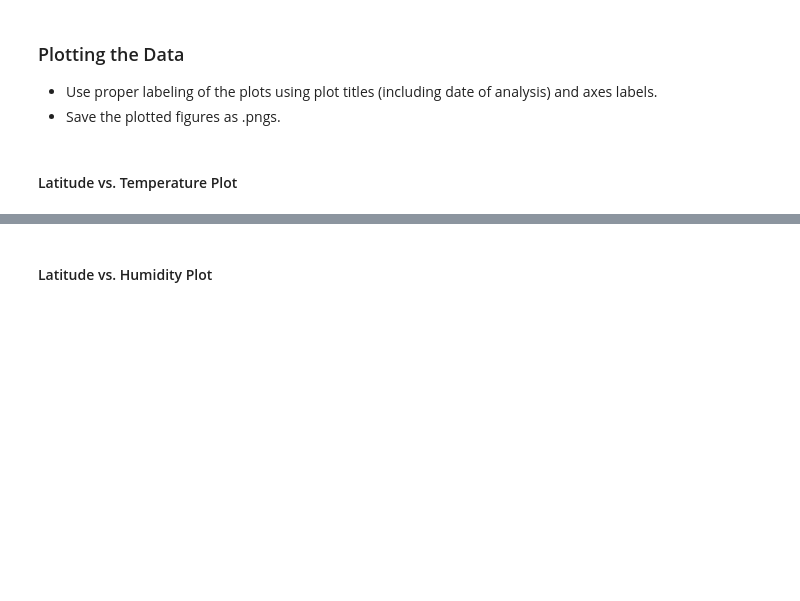
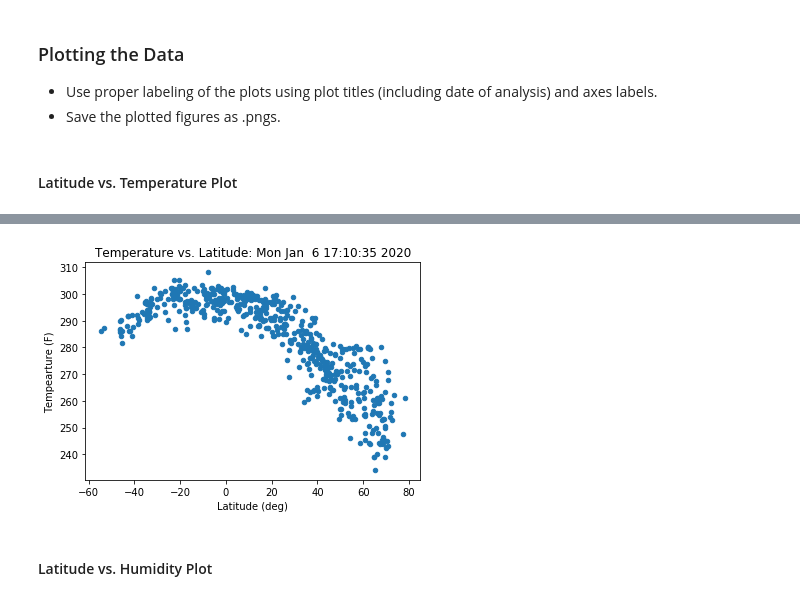
Before and after one commit to eanord4/python-api-challenge, a Jupyter notebook: WeatherPy/WeatherPy.ipynb, the cells around one changed output, grey strips where cells are left out. Saved outputs shown, nothing was run; the diff lists cells and outputs as text; code cells hidden in the pictures; blank space fills up the shorter version.

```diff
--- a/WeatherPy/WeatherPy.ipynb
+++ b/WeatherPy/WeatherPy.ipynb
@@ -73,0 +56,12 @@ Data Retrieval Complete
+# %%
+url = "https://api.openweathermap.org/data/2.5/weather"
+
+# display sample request - try a different index if an error is returned
+
+response = requests.get(url, params={
+    'appid': api_key,
+    'q': cities[0],
+    'units': 'imperial'
+})
+
+response.json()
@@ -97,0 +133,15 @@ dtype: int64
+# %%
+df = pd.DataFrame(
+
+    {'lat': lat,
+     'long': long,
+     'temp': temp,
+     'humidity': humidity,
+     'cloudiness': cloudiness,
+     'windspeed': windspeed},
+
+    index=cities
+
+).dropna()
+
+df.head()
@@ -107,2 +175,10 @@ dtype: int64
+# %%
+df.plot.scatter('lat', 'temp')
+plt.title(f'Temperature vs. Latitude: {time_requested}')
+plt.xlabel('Latitude (deg)')
+plt.ylabel('Tempearture (F)')
+plt.show()
+# %% [output]
+[figure, added]
 # %% [markdown]
 #### Latitude vs. Humidity Plot
```
Also changed, not shown: parts of 17 cells of this notebook, 2 other files.
